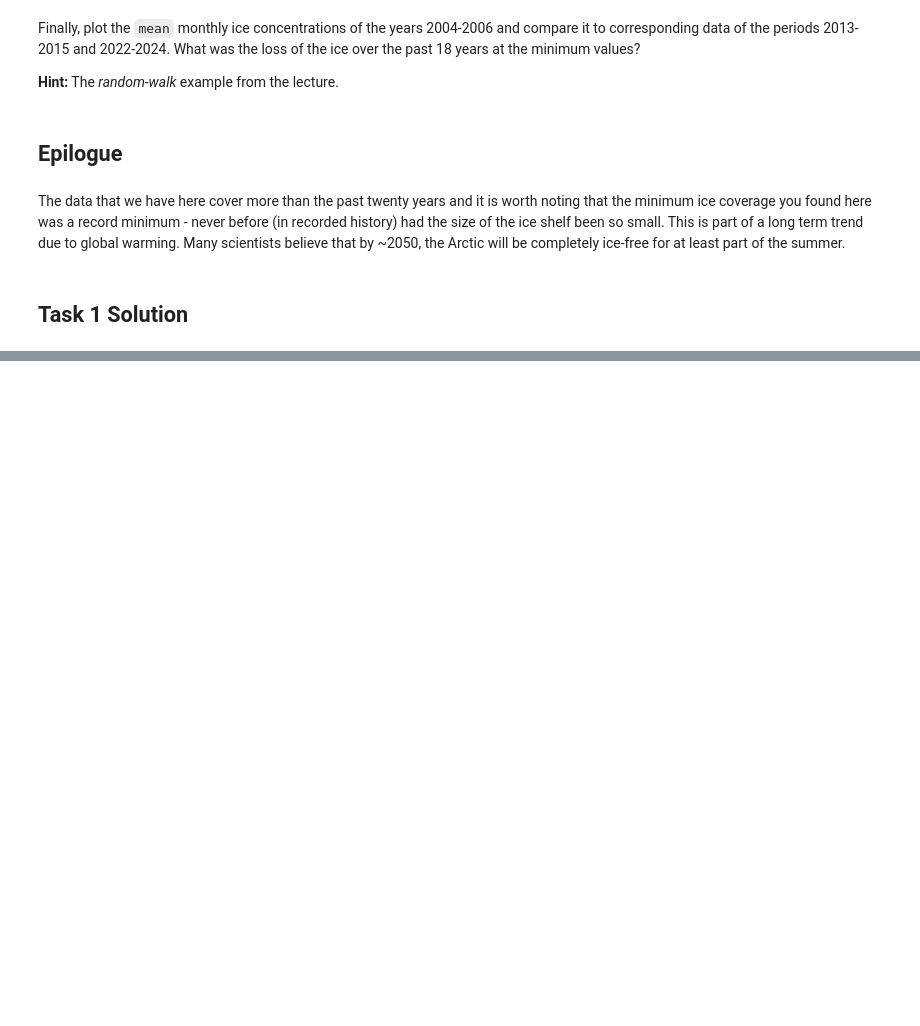
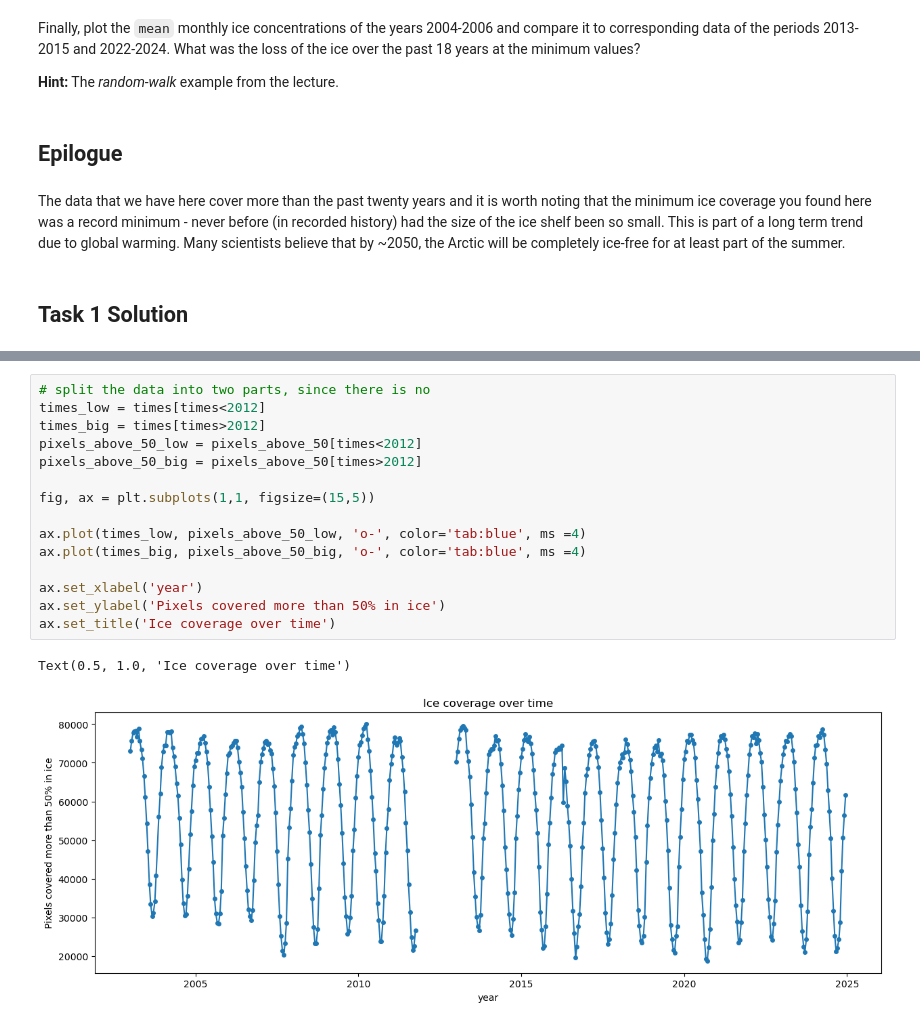
Before and after one commit to benjbrandt/physics725, a Jupyter notebook: Week4/Project_1_Arctic_Ice_maps_students.ipynb, the cells around one changed output, grey strips where cells are left out. Saved outputs shown, nothing was run; the diff lists cells and outputs as text; blank space fills up the shorter version.

```diff
--- a/Week4/Project_1_Arctic_Ice_maps_students.ipynb
+++ b/Week4/Project_1_Arctic_Ice_maps_students.ipynb
@@ -170,0 +224,18 @@ Text(0.5, 1.0, 'Test map')
+# %%
+# split the data into two parts, since there is no
+times_low = times[times<2012]
+times_big = times[times>2012]
+pixels_above_50_low = pixels_above_50[times<2012]
+pixels_above_50_big = pixels_above_50[times>2012]
+
+fig, ax = plt.subplots(1,1, figsize=(15,5))
+
+ax.plot(times_low, pixels_above_50_low, 'o-', color='tab:blue', ms =4)
+ax.plot(times_big, pixels_above_50_big, 'o-', color='tab:blue', ms =4)
+
+ax.set_xlabel('year')
+ax.set_ylabel('Pixels covered more than 50% in ice')
+ax.set_title('Ice coverage over time')
+# %% [output]
+Text(0.5, 1.0, 'Ice coverage over time')
+[figure, added]
```
Also changed, not shown: parts of 11 cells of this notebook.
